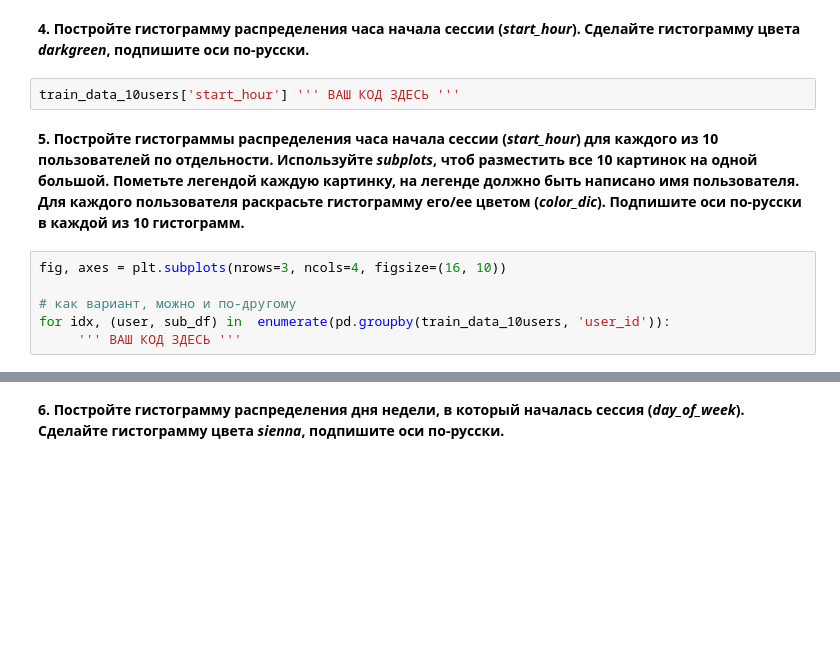
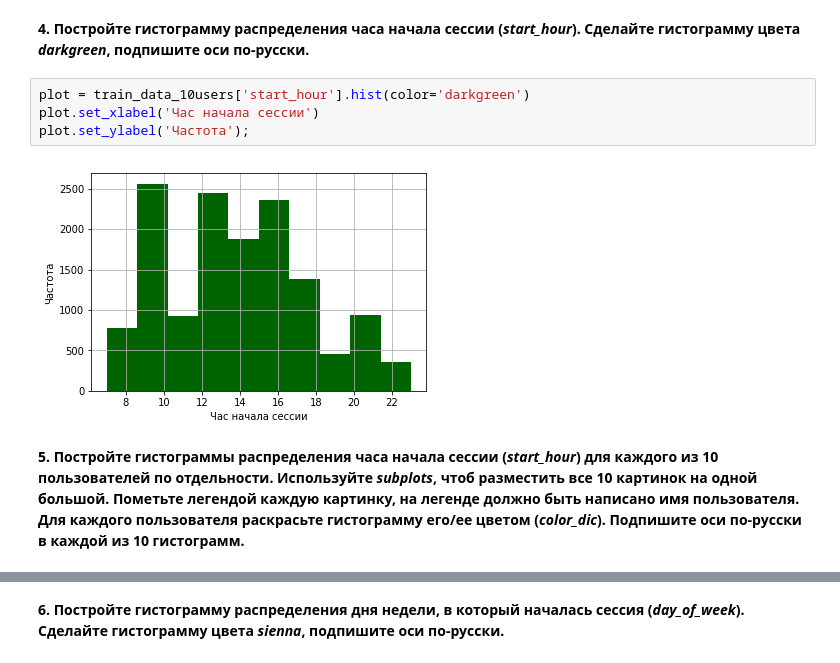
Before and after one commit to dmitrymoshkin/MFTI_Yandex_DA_specialisation, a Jupyter notebook: 6 course/week3_visual_analysis_and_fe.ipynb, the cells around one changed output, grey strips where cells are left out. Drawn from its saved outputs; the diff is of its cells as text; blank space fills up the shorter version.

```diff
--- a/6 course/week3_visual_analysis_and_fe.ipynb
+++ b/6 course/week3_visual_analysis_and_fe.ipynb
@@ -340,13 +340,11 @@ AttributeError: module 'pandas' has no attribute 'groupby'
 [figure]
 # %% [markdown]
 **4. Постройте гистограмму распределения часа начала сессии (*start_hour*). Сделайте гистограмму цвета *darkgreen*, подпишите оси по-русски.**
-# %%
-train_data_10users['start_hour'] ''' ВАШ КОД ЗДЕСЬ '''
+# %%
+plot = train_data_10users['start_hour'].hist(color='darkgreen')
+plot.set_xlabel('Час начала сессии')
+plot.set_ylabel('Частота');
+# %% [output]
+[figure, added]
 # %% [markdown]
 **5. Постройте гистограммы распределения часа начала сессии (*start_hour*) для каждого из 10 пользователей по отдельности. Используйте *subplots*, чтоб разместить все 10 картинок на одной большой. Пометьте легендой каждую картинку, на легенде должно быть написано имя пользователя. Для каждого пользователя раскрасьте гистограмму его/ее цветом (*color_dic*). Подпишите оси по-русски в каждой из 10 гистограмм.**
-# %%
-fig, axes = plt.subplots(nrows=3, ncols=4, figsize=(16, 10))
-
-# как вариант, можно и по-другому
-for idx, (user, sub_df) in  enumerate(pd.groupby(train_data_10users, 'user_id')):
-     ''' ВАШ КОД ЗДЕСЬ '''
```
Also changed, not shown: parts of 15 cells of this notebook.
